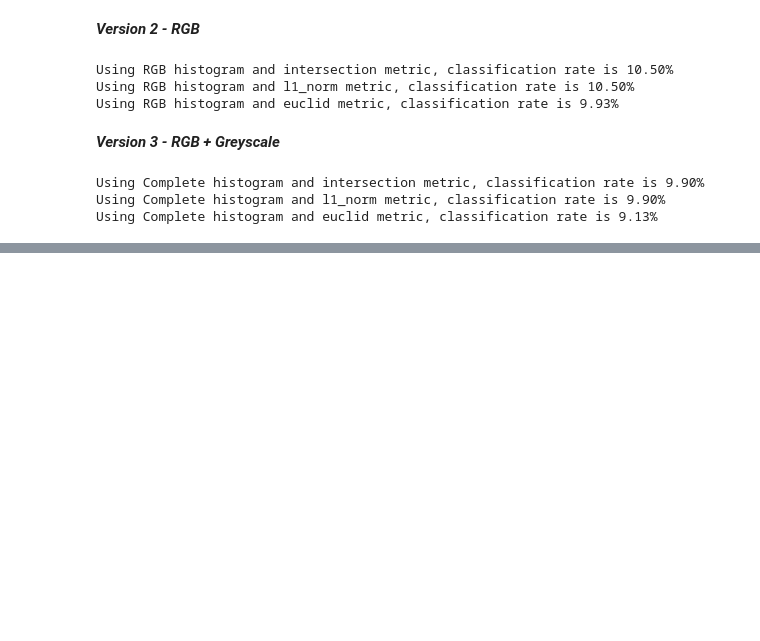
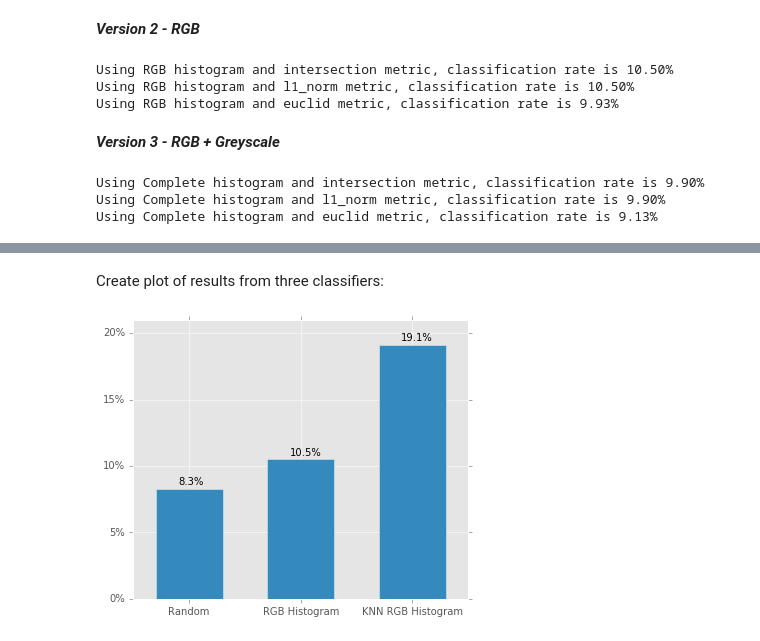
Before and after one commit to simonb83/DataScienceIntensive, a Jupyter notebook: capstone/notebooks/histogram_classifier.ipynb, the cells around one changed output, grey strips where cells are left out. Saved outputs shown, nothing was run; the diff lists cells and outputs as text; code cells hidden in the pictures; blank space fills up the shorter version.

```diff
--- a/capstone/notebooks/histogram_classifier.ipynb
+++ b/capstone/notebooks/histogram_classifier.ipynb
@@ -99,0 +367,2 @@ Using Complete histogram and euclid metric, classification rate is 9.13%
+# %% [markdown]
+Create plot of results from three classifiers:
@@ -99,0 +372,19 @@ Using Complete histogram and euclid metric, classification rate is 9.13%
+# %%
+plt.style.use('ggplot')
+# %%
+positions = [1, 2, 3]
+labels = ['Random', 'RGB Histogram', 'KNN RGB Histogram']
+values = [0.083, 0.105, 0.191]
+# %%
+fig, ax = plt.subplots(figsize=(6,5))
+
+ax.bar(positions, values, width=0.6, align='center')
+ax.set_xticks(positions)
+ax.set_xticklabels(labels)
+ax.set_ylim(0, 0.21)
+ax.set_yticklabels(["{:.0f}%".format(i*100) for i in ax.get_yticks()])
+for x, y in zip(positions, values):
+    ax.text(x-0.1, y + 0.003, "{:.1f}%".format(y*100))
+plt.show()
+# %% [output]
+[figure, added]
```
Also changed, not shown: parts of 37 cells of this notebook, 17 other files.
